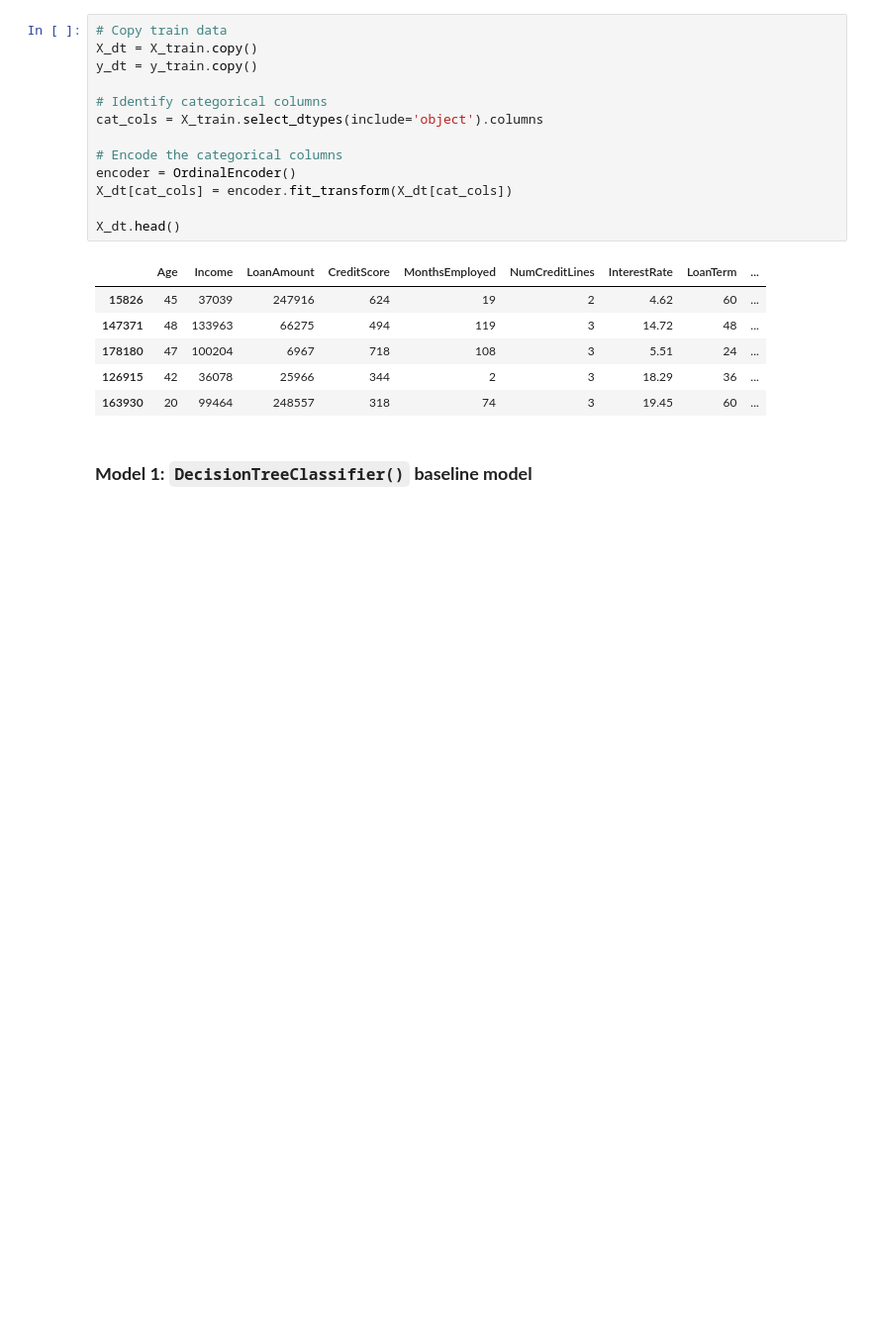
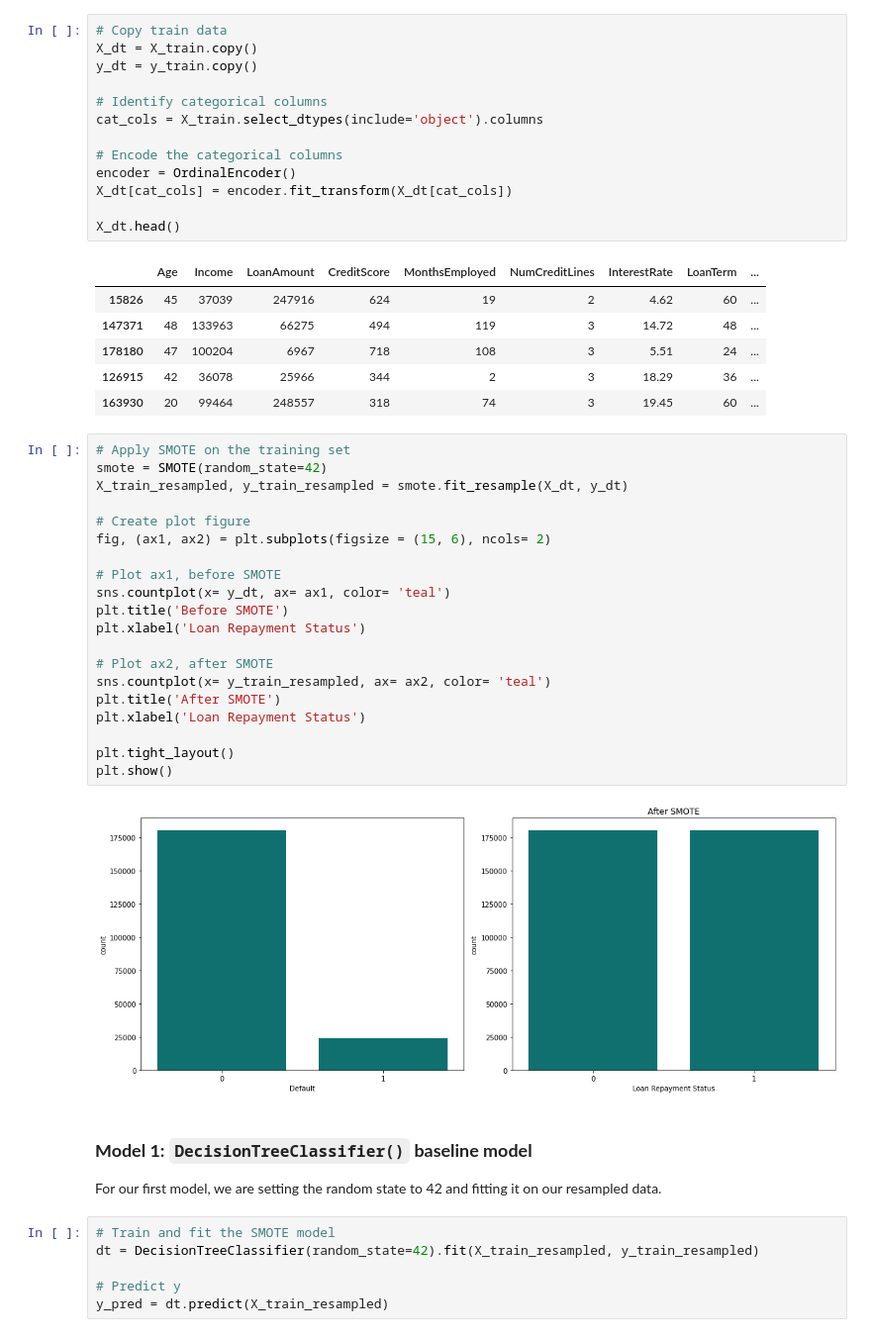
Before and after one commit to Assesa44/Who-Will-Default-, a Jupyter notebook: Notebooks/03_modeling_decisiontree_randomforest.ipynb, the cells around one changed output. Shown: that part at 99% size. Drawn from its saved outputs; the diff is of its cells as text; blank space fills up the shorter version.

```diff
--- a/Notebooks/03_modeling_decisiontree_randomforest.ipynb
+++ b/Notebooks/03_modeling_decisiontree_randomforest.ipynb
@@ -69,5 +72,34 @@ X_dt.head()
 | 178180 | 47 | 100204 | 6967 | 718 | 108 | 3 | 5.51 | 24 | ... |
 | 126915 | 42 | 36078 | 25966 | 344 | 2 | 3 | 18.29 | 36 | ... |
 | 163930 | 20 | 99464 | 248557 | 318 | 74 | 3 | 19.45 | 60 | ... |
+# %%
+# Apply SMOTE on the training set
+smote = SMOTE(random_state=42)
+X_train_resampled, y_train_resampled = smote.fit_resample(X_dt, y_dt)
+
+# Create plot figure
+fig, (ax1, ax2) = plt.subplots(figsize = (15, 6), ncols= 2)
+
+# Plot ax1, before SMOTE
+sns.countplot(x= y_dt, ax= ax1, color= 'teal')
+plt.title('Before SMOTE')
+plt.xlabel('Loan Repayment Status')
+
+# Plot ax2, after SMOTE
+sns.countplot(x= y_train_resampled, ax= ax2, color= 'teal')
+plt.title('After SMOTE')
+plt.xlabel('Loan Repayment Status')
+
+plt.tight_layout()
+plt.show()
+# %% [output]
+[figure, added]
 # %% [markdown]
 ### **Model 1: `DecisionTreeClassifier()` baseline model**
+For our first model, we are setting the random state to 42 and fitting it on our resampled data.
+# %%
+# Train and fit the SMOTE model
+dt = DecisionTreeClassifier(random_state=42).fit(X_train_resampled, y_train_resampled)
+
+# Predict y
+y_pred = dt.predict(X_train_resampled)
```
Also changed, not shown: parts of 15 cells of this notebook.
